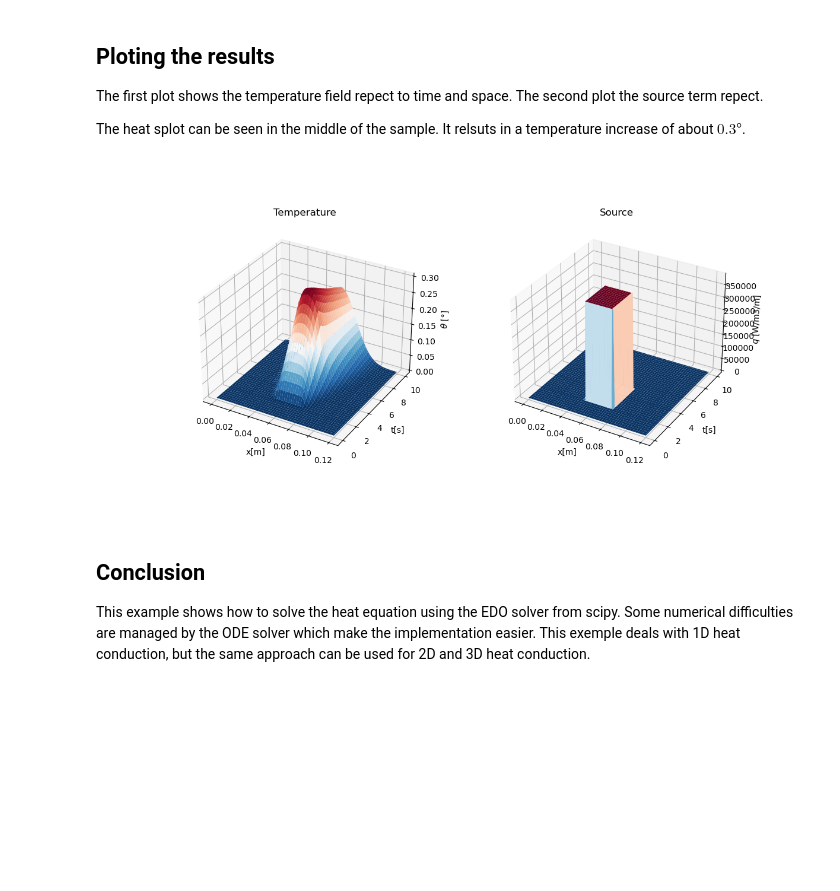
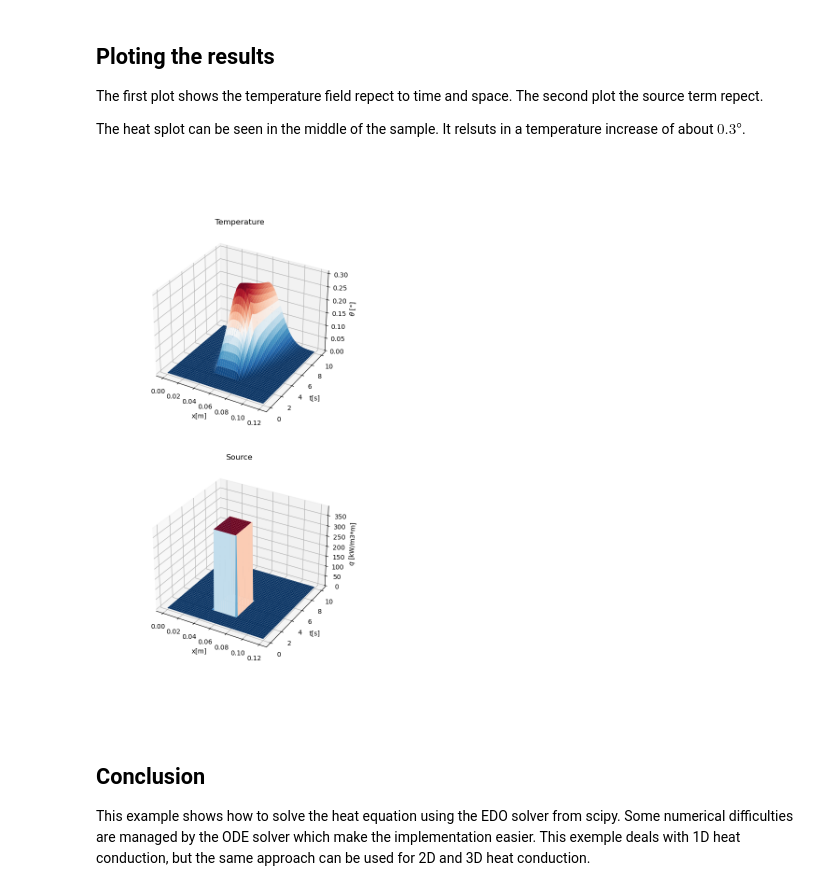
Before and after one commit to EmileRouxSMB/EmileRouxSMB.github.io, a Jupyter notebook: assets/jupyter/Heat1S_ODESolve.ipynb, the cells around one changed output. Drawn from its saved outputs; the diff is of its cells as text; code cells hidden in the pictures; blank space fills up the shorter version.

```diff
--- a/assets/jupyter/Heat1S_ODESolve.ipynb
+++ b/assets/jupyter/Heat1S_ODESolve.ipynb
@@ -183,34 +183,34 @@ It relsuts in a temperature increase of about $0.3°$.
 # %%
 # create a figure with two subplots
 cmap = "RdBu_r"
-fig = plt.figure(figsize=(12, 6))
-ax1 = fig.add_subplot(121, projection='3d')
-ax2 = fig.add_subplot(122, projection='3d')
+fig = plt.figure(figsize=(6, 12))
+ax1 = fig.add_subplot(211, projection='3d')
+ax2 = fig.add_subplot(212, projection='3d')
 
 # create meshgrid for x and t
 xg, tg = np.meshgrid(x, t_eval)
 
 # plot the temperature on the first subplot
 ax1.plot_surface(xg, tg, sol.y.T, cmap=cmap, edgecolor='none')
 ax1.set_xlabel("x[m]")
 ax1.set_zlabel(r"$\theta$ [°]")
 ax1.set_ylabel("t[s]")
 ax1.set_title("Temperature")
 
 # plot the source on the second subplot
-ax2.plot_surface(xg, tg, source(xg, tg, data["q"]), cmap=cmap, edgecolor='none')
+ax2.plot_surface(xg, tg, source(xg, tg, data["q"])/1000, cmap=cmap, edgecolor='none')
 ax2.set_xlabel("x[m]")
-ax2.set_zlabel(r"$q$ [W/m3/m]")
+ax2.set_zlabel(r"$q$ [kW/m3*m]")
 ax2.set_ylabel("t[s]")
 ax2.set_title("Source")
 
 # adjust the spacing between subplots
 plt.subplots_adjust(wspace=0.3)
 
 # display the figure
 plt.show()
 # %% [output]
-[figure, old version]
+[figure, new version]
 # %% [markdown]
 ## Conclusion
 This example shows how to solve the heat equation using the EDO solver from scipy.
```
Also changed, not shown: parts of 2 cells of this notebook, 1 other file.
